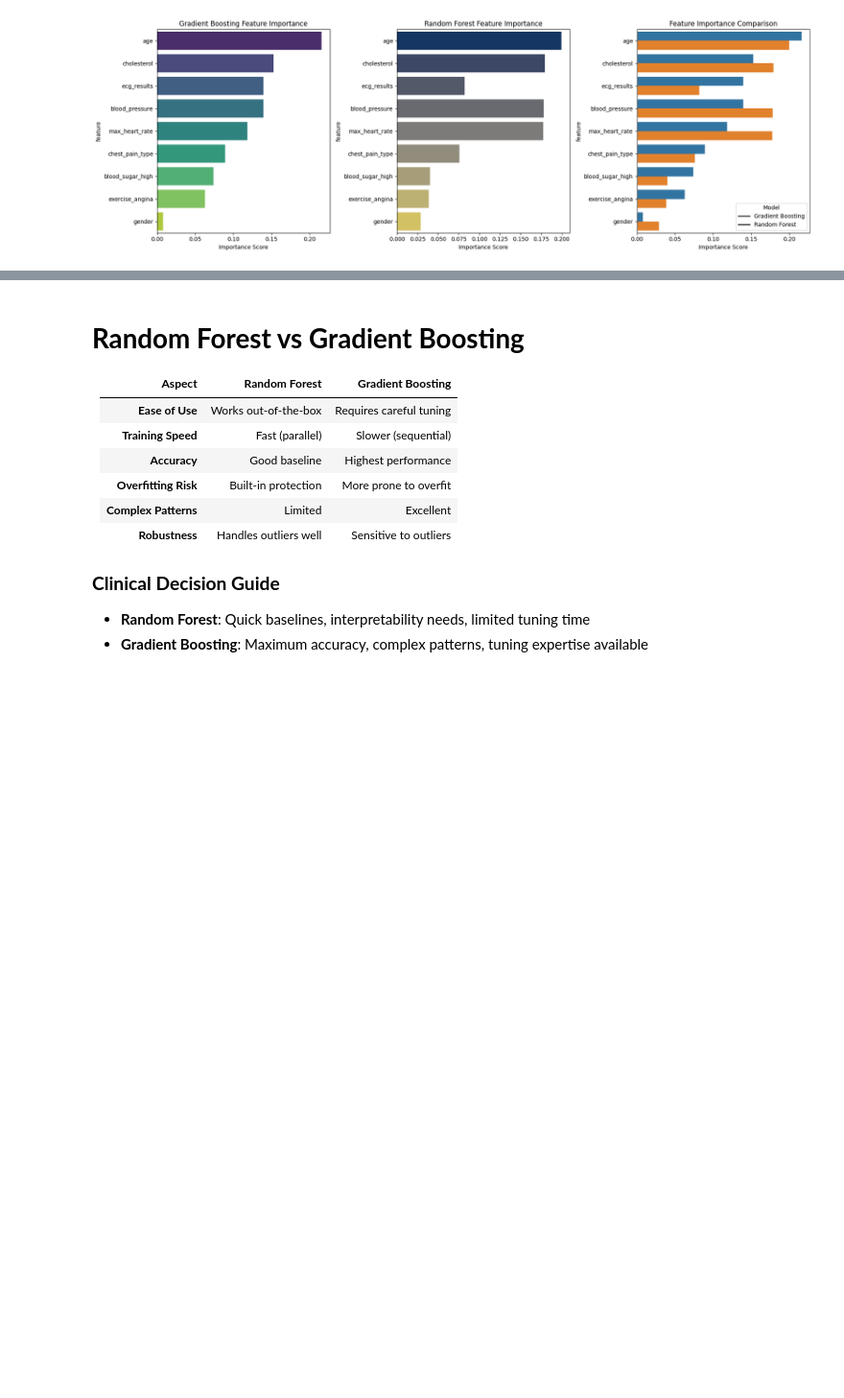
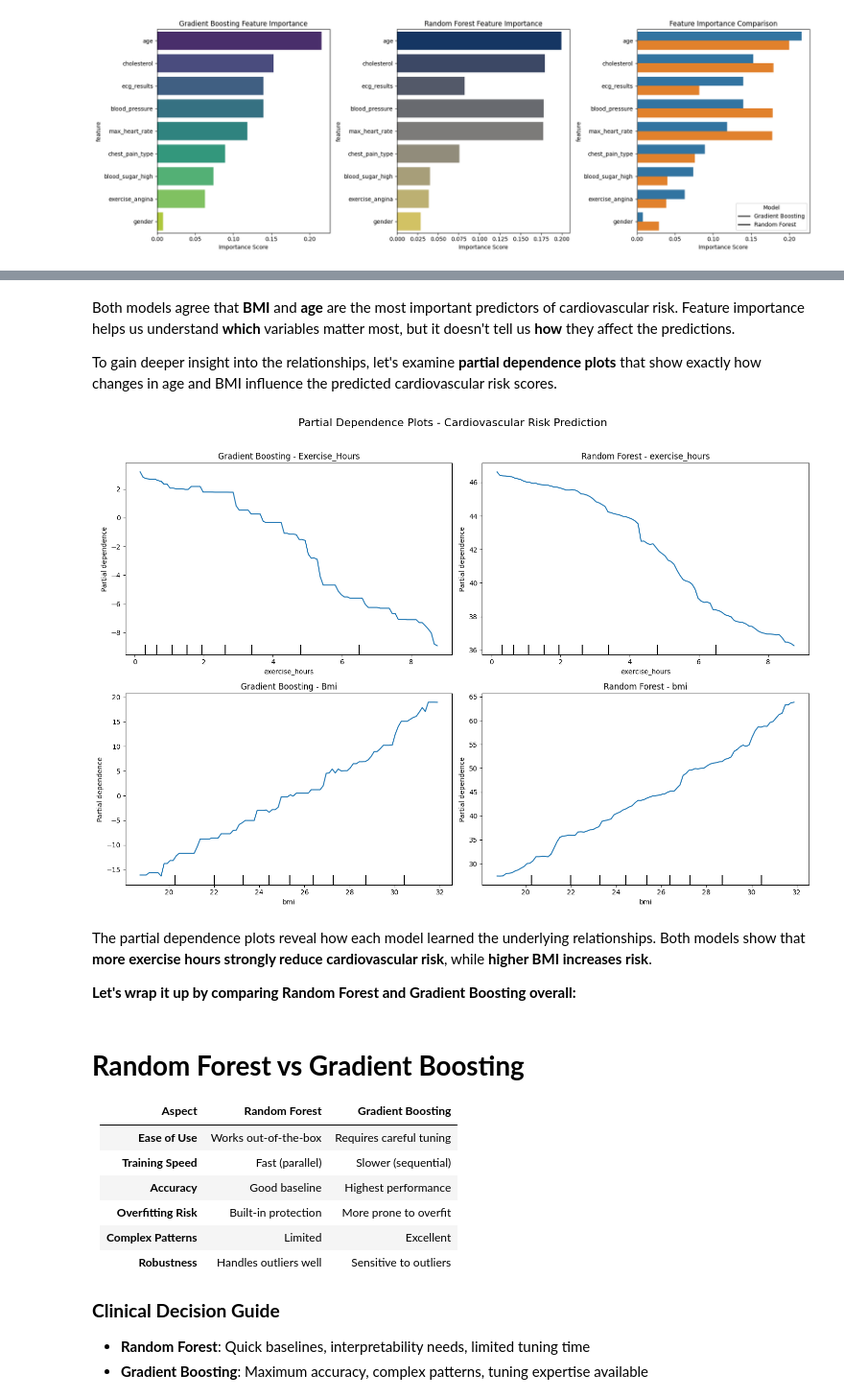
Before and after one commit to Jamoser123/PNR_Advanced_DataScience, a Jupyter notebook: 5_Decision_Trees_Random_Forest/HandsOn_Decision_Trees.ipynb, the cells around one changed output, grey strips where cells are left out. Shown at 96% size. Saved outputs shown, nothing was run; the diff lists cells and outputs as text; code cells hidden in the pictures; blank space fills up the shorter version.

```diff
--- a/5_Decision_Trees_Random_Forest/HandsOn_Decision_Trees.ipynb
+++ b/5_Decision_Trees_Random_Forest/HandsOn_Decision_Trees.ipynb
@@ -767,3 +961,44 @@ plt.show()
+# %% [markdown]
+Both models agree that **BMI** and **age** are the most important predictors of cardiovascular risk. Feature importance helps us understand **which** variables matter most, but it doesn't tell us **how** they affect the predictions.
+
+To gain deeper insight into the relationships, let's examine **partial dependence plots** that show exactly how changes in age and BMI influence the predicted cardiovascular risk scores.
+# %%
+# Create partial dependence plots for age and BMI
+features_to_analyze = ['exercise_hours', 'bmi']
+
+fig, axes = plt.subplots(2, 2, figsize=(15, 10))
+
+# Plot for each feature and each model
+for i, feature in enumerate(features_to_analyze):
+
+    # Gradient Boosting PDP
+    PartialDependenceDisplay.from_estimator(
+        models['Gradient Boosting'], X_train, features=[feature],
+        ax=axes[i, 0], kind='average'
+    )
+    axes[i, 0].set_title(f'Gradient Boosting - {feature.title()}')
+    axes[i, 0].set_ylabel('Cardiovascular Risk Score')
+    axes[i, 0].grid(True, alpha=0.3)
+
+    # Random Forest PDP
+    PartialDependenceDisplay.from_estimator(
+        models['Random Forest'], X_train, features=[feature],
+        ax=axes[i, 1], kind='average'
+    )
+    axes[i, 1].set_title(f'Random Forest - {feature.title()}')
+    axes[i, 1].set_ylabel('Cardiovascular Risk Score')
+    axes[i, 1].grid(True, alpha=0.3)
+
+plt.suptitle('Partial Dependence Plots - Cardiovascular Risk Prediction',
+             fontsize=16, y=1.02)
+plt.tight_layout()
+plt.show()
+# %% [output]
+[figure, added]
+# %% [markdown]
+The partial dependence plots reveal how each model learned the underlying relationships. Both models show that **more exercise hours strongly reduce cardiovascular risk**, while **higher BMI increases risk**.
+
+**Let's wrap it up by comparing Random Forest and Gradient Boosting overall:**
 # %% [markdown]
 # **Random Forest vs Gradient Boosting**
 
```
Also changed, not shown: parts of 14 cells of this notebook, 5 other files.
